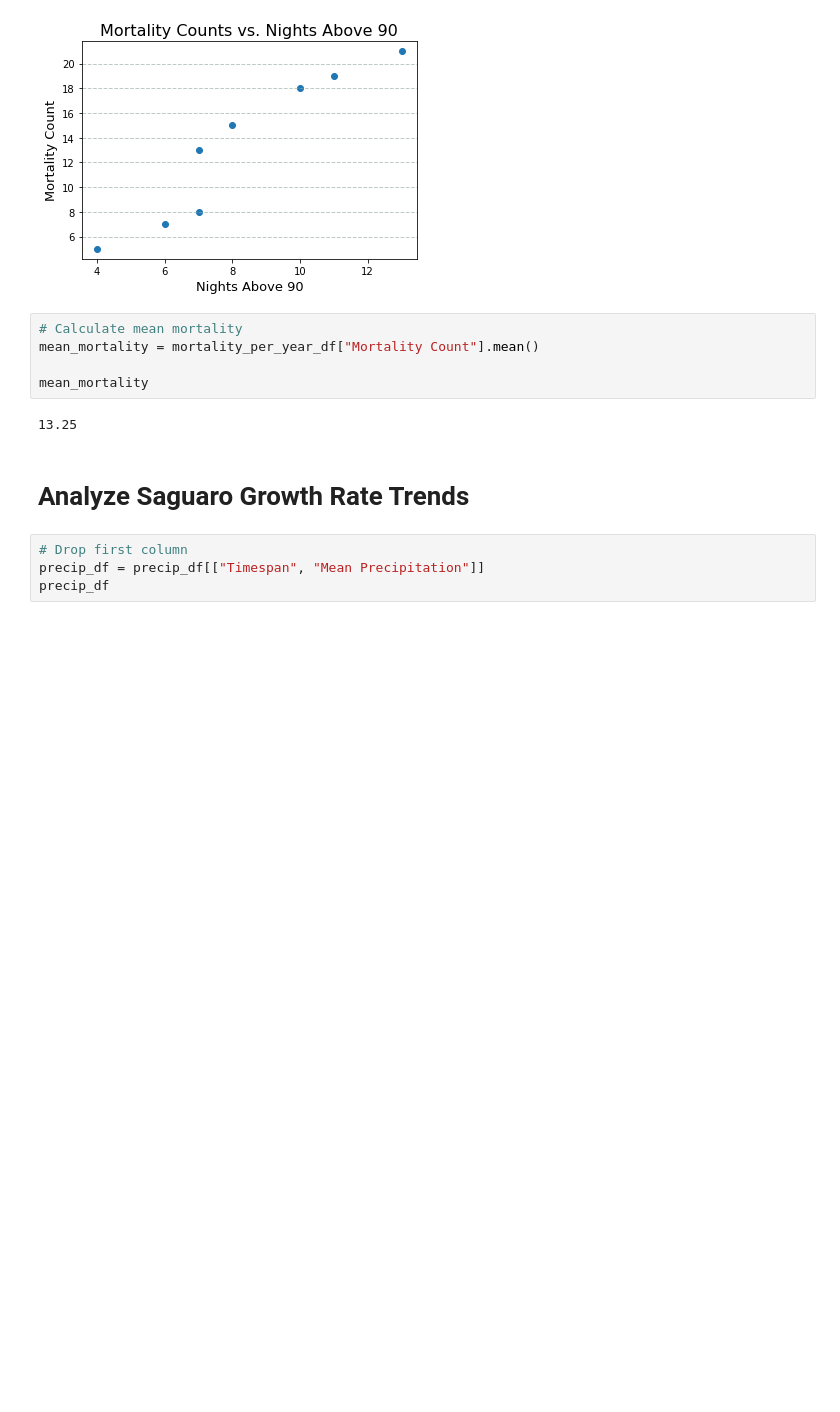
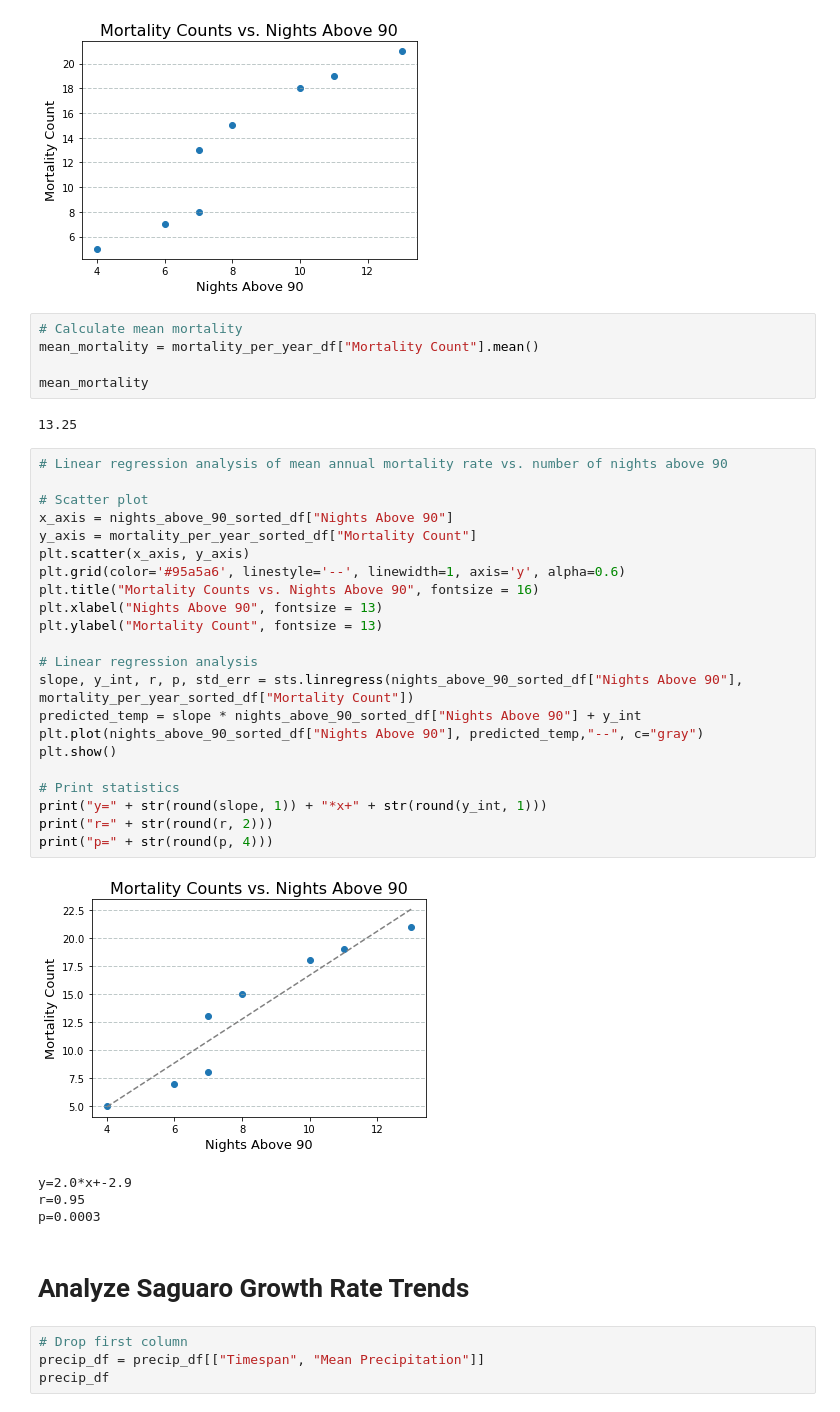
Before and after one commit to mfahey312/SaguaroProject, a Jupyter notebook: Final/Jupyter notebooks/Analysis.ipynb, the cells around one changed output. Cells and saved outputs as stored; diff of their text form; blank space fills up the shorter version.

```diff
--- a/Final/Jupyter notebooks/Analysis.ipynb
+++ b/Final/Jupyter notebooks/Analysis.ipynb
@@ -142,6 +143,33 @@ mean_mortality = mortality_per_year_df["Mortality Count"].mean()
 mean_mortality
 # %% [output]
 13.25
+# %%
+# Linear regression analysis of mean annual mortality rate vs. number of nights above 90
+
+# Scatter plot
+x_axis = nights_above_90_sorted_df["Nights Above 90"]
+y_axis = mortality_per_year_sorted_df["Mortality Count"]
+plt.scatter(x_axis, y_axis)
+plt.grid(color='#95a5a6', linestyle='--', linewidth=1, axis='y', alpha=0.6)
+plt.title("Mortality Counts vs. Nights Above 90", fontsize = 16)
+plt.xlabel("Nights Above 90", fontsize = 13)
+plt.ylabel("Mortality Count", fontsize = 13)
+
+# Linear regression analysis
+slope, y_int, r, p, std_err = sts.linregress(nights_above_90_sorted_df["Nights Above 90"], mortality_per_year_sorted_df["Mortality Count"])
+predicted_temp = slope * nights_above_90_sorted_df["Nights Above 90"] + y_int
+plt.plot(nights_above_90_sorted_df["Nights Above 90"], predicted_temp,"--", c="gray")
+plt.show()
+
+# Print statistics
+print("y=" + str(round(slope, 1)) + "*x+" + str(round(y_int, 1)))
+print("r=" + str(round(r, 2)))
+print("p=" + str(round(p, 4)))
+# %% [output]
+[figure, added]
+y=2.0*x+-2.9
+r=0.95
+p=0.0003
 # %% [markdown]
 # Analyze Saguaro Growth Rate Trends
 # %%
```
Also changed, not shown: parts of 6 cells of this notebook, 2 other files.
